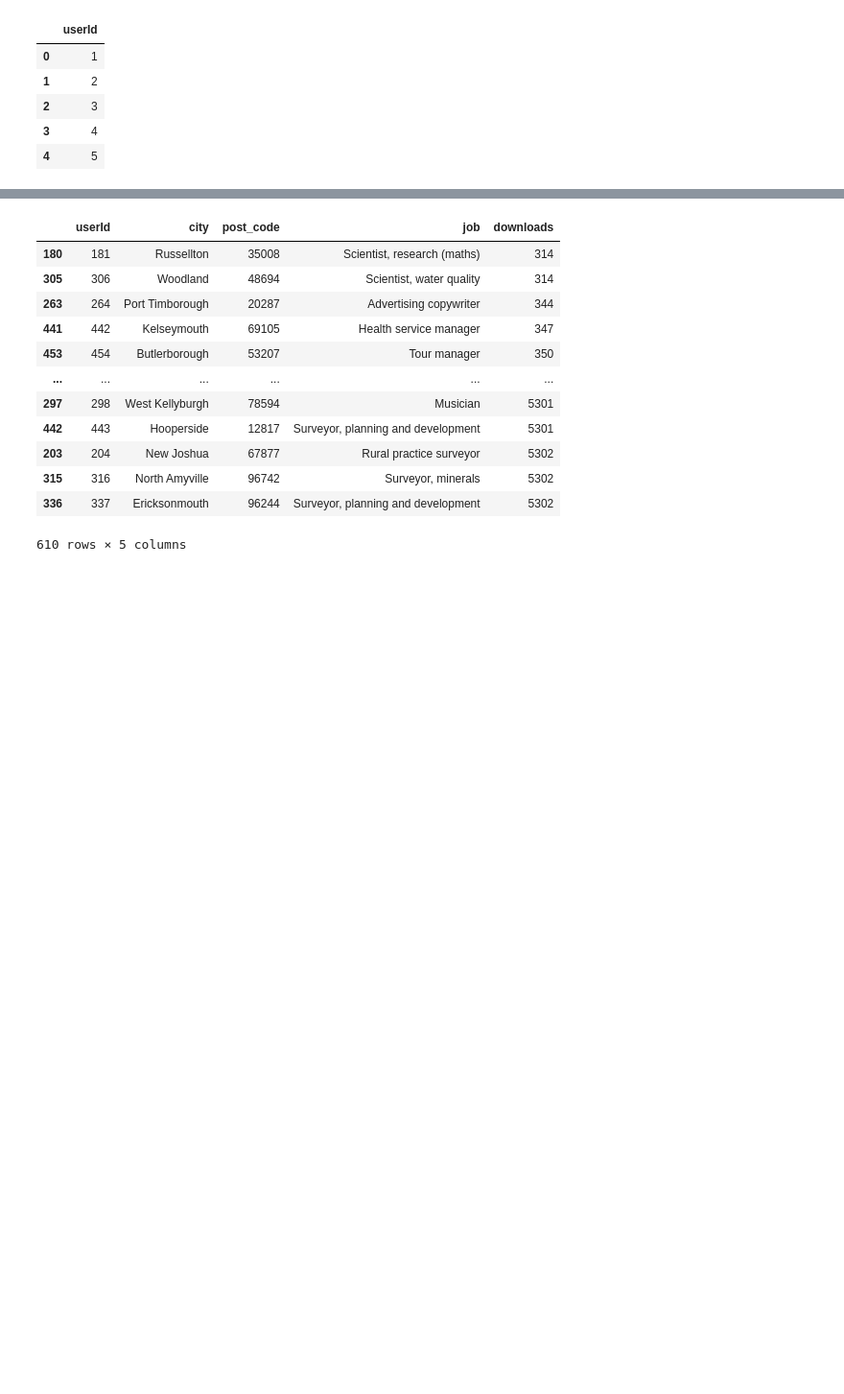
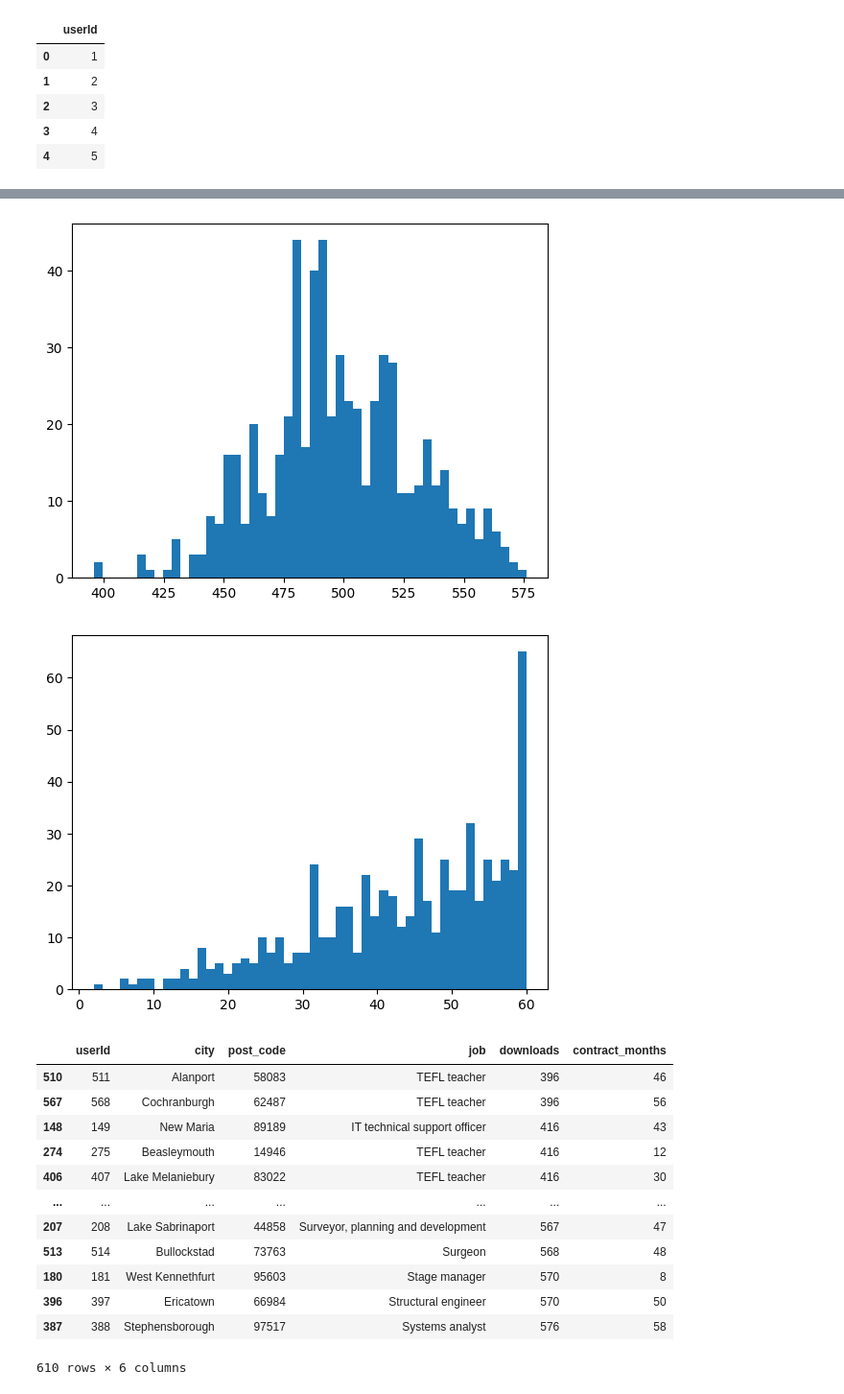
Before and after one commit to Pappa/ML, a Jupyter notebook: notebooks/projects/movie-recommendations-user-data-generation.ipynb, the cells around one changed output, grey strips where cells are left out. Shown: that part at 96% size. Cells and saved outputs as stored; diff of their text form; code cells hidden in the pictures; blank space fills up the shorter version.

```diff
--- a/notebooks/projects/movie-recommendations-user-data-generation.ipynb
+++ b/notebooks/projects/movie-recommendations-user-data-generation.ipynb
@@ -31,11 +31,8 @@ users_df.head()
 | 4 | 5 |
 # %%
 # Generate a long-tail probability distribution
-probability_distribution = np.random.exponential(scale=1, size=users_df.size)
-probability_distribution.sort()
-probability_distribution = probability_distribution / probability_distribution.sum()
-print("probability_distribution", type(probability_distribution))
-print("sum", probability_distribution.sum())
-print("mean", probability_distribution.mean())
-print("max", probability_distribution.max())
-print("min", probability_distribution.min())
+def make_probability_distribution(size):
+    probability_distribution = np.random.exponential(scale=1, size=size)
+    probability_distribution.sort()
+    probability_distribution = probability_distribution / probability_distribution.sum()
+    return probability_distribution
@@ -54,35 +54,47 @@ plt.show()
 # %%
 from faker import Faker
 
 fake = Faker()
 NUM_USERS = users_df['userId'].count()
 
-cities = [fake.unique.city() for _ in range(0, int(users_df.size / 5))]
+cities = np.array([fake.city() for _ in range(0, int(users_df.size / 5))])
 post_codes = {city: [fake.unique.postcode() for _ in range(0, 11)] for city in cities}
-jobs = [fake.unique.job() for _ in range(0, int(users_df.size / 5))]
+jobs = [fake.job() for _ in range(0, int(users_df.size / 5))]
 
-users_df['city'] = np.random.choice(cities, size=NUM_USERS, p=np.random.shuffle(probability_distribution))
+cities_dist = make_probability_distribution(len(cities))
+jobs_dist = make_probability_distribution(len(jobs))
+contract_dist = make_probability_distribution(61)
+
+users_df['city'] = np.random.choice(cities, size=NUM_USERS, p=cities_dist)
 #post codes should be a common pool for each city
 users_df['post_code'] = [np.random.choice(post_codes[city]) for city in users_df['city']]
-users_df['job'] = np.random.choice(jobs, size=NUM_USERS, p=np.random.shuffle(probability_distribution))
+users_df['job'] = np.random.choice(jobs, size=NUM_USERS, p=jobs_dist)
 #downloads is loosly associated with the job to get some correlations in the data
-users_df['downloads'] = users_df['job'].apply(lambda x: int(np.random.choice(probability_distribution[ord(x[0])-10:ord(x[0])+10]) * 1234567 + ord(x[1]) * 3))
+users_df['downloads'] = users_df['job'].apply(lambda x: int(np.random.choice(jobs_dist[ord(x[0])-10:ord(x[0])+10]) * 1234567 + ord(x[1]) * 3))
+users_df['contract_months'] = np.random.choice(range(0, 61), size=NUM_USERS, p=contract_dist)
+
+plt.hist(users_df['downloads'], bins=50)
+plt.show()
+plt.hist(users_df['contract_months'], bins=50)
+plt.show()
 
 users_df.sort_values(by=['downloads', 'job'])
 # %% [output]
+[figure, added]
+[figure, added]
-|  | userId | city | post_code | job | downloads |
-| 180 | 181 | Russellton | 35008 | Scientist, research (maths) | 314 |
-| 305 | 306 | Woodland | 48694 | Scientist, water quality | 314 |
-| 263 | 264 | Port Timborough | 20287 | Advertising copywriter | 344 |
-| 441 | 442 | Kelseymouth | 69105 | Health service manager | 347 |
-| 453 | 454 | Butlerborough | 53207 | Tour manager | 350 |
-| ... | ... | ... | ... | ... | ... |
-| 297 | 298 | West Kellyburgh | 78594 | Musician | 5301 |
-| 442 | 443 | Hooperside | 12817 | Surveyor, planning and development | 5301 |
-| 203 | 204 | New Joshua | 67877 | Rural practice surveyor | 5302 |
-| 315 | 316 | North Amyville | 96742 | Surveyor, minerals | 5302 |
-| 336 | 337 | Ericksonmouth | 96244 | Surveyor, planning and development | 5302 |
+|  | userId | city | post_code | job | downloads | contract_months |
+| 510 | 511 | Alanport | 58083 | TEFL teacher | 396 | 46 |
+| 567 | 568 | Cochranburgh | 62487 | TEFL teacher | 396 | 56 |
+| 148 | 149 | New Maria | 89189 | IT technical support officer | 416 | 43 |
+| 274 | 275 | Beasleymouth | 14946 | TEFL teacher | 416 | 12 |
+| 406 | 407 | Lake Melaniebury | 83022 | TEFL teacher | 416 | 30 |
+| ... | ... | ... | ... | ... | ... | ... |
+| 207 | 208 | Lake Sabrinaport | 44858 | Surveyor, planning and development | 567 | 47 |
+| 513 | 514 | Bullockstad | 73763 | Surgeon | 568 | 48 |
+| 180 | 181 | West Kennethfurt | 95603 | Stage manager | 570 | 8 |
+| 396 | 397 | Ericatown | 66984 | Structural engineer | 570 | 50 |
+| 387 | 388 | Stephensborough | 97517 | Systems analyst | 576 | 58 |
-610 rows × 5 columns
+610 rows × 6 columns
 # %%
 users_df.describe()
 # %% [output]
```
Also changed, not shown: parts of 3 cells of this notebook.
